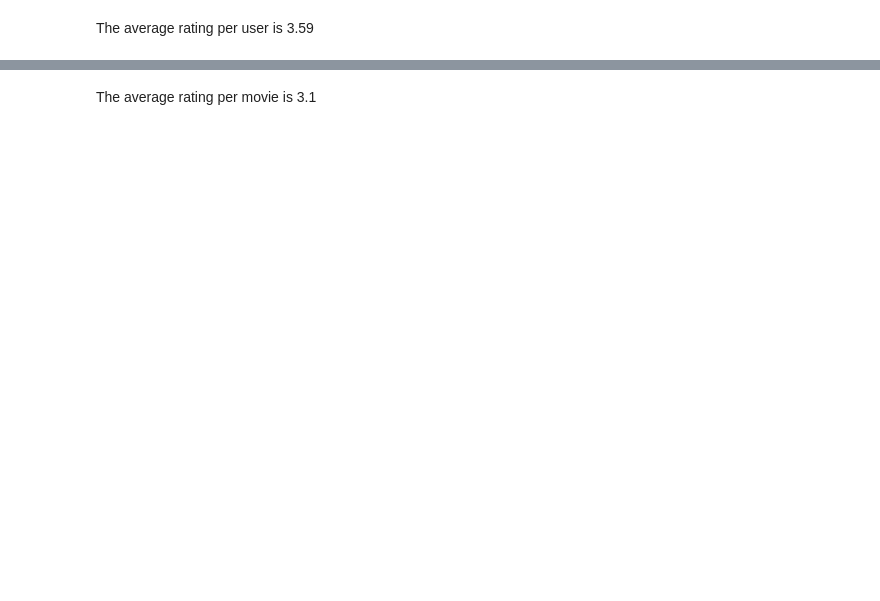
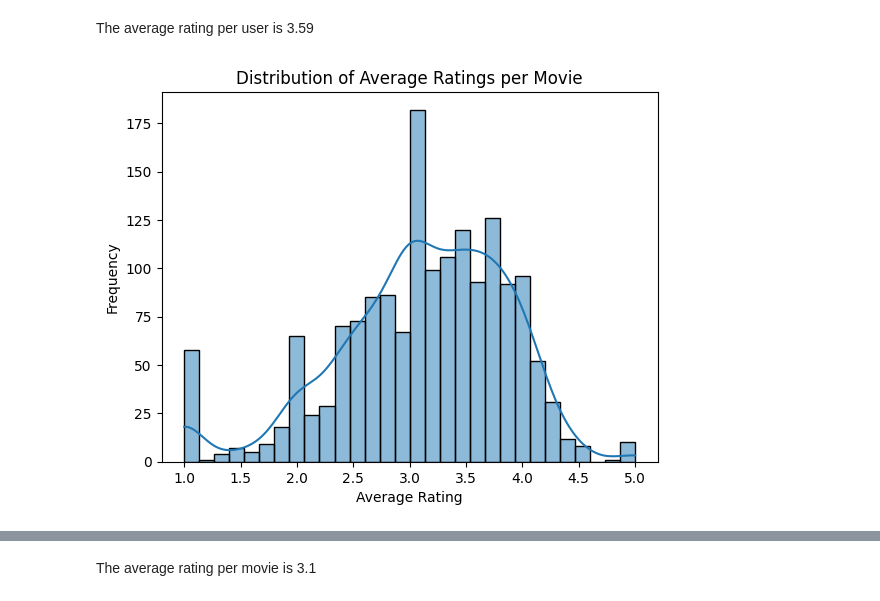
Before and after one commit to dfinel/ITC_assignments, a Jupyter notebook: recommender/Recommender_Systems_exercise.ipynb, the cells around one changed output, grey strips where cells are left out. Drawn from its saved outputs; the diff is of its cells as text; code cells hidden in the pictures; blank space fills up the shorter version.

```diff
--- a/recommender/Recommender_Systems_exercise.ipynb
+++ b/recommender/Recommender_Systems_exercise.ipynb
@@ -130,5 +141,14 @@ avg_rat_per_user
 # %% [markdown]
 The average rating per user is 3.59
+# %%
+avg_rat_mov_dist = df_train.groupby('iid').rating.mean()
+sns.histplot(avg_rat_mov_dist, bins = 30, kde = True)
+plt.title('Distribution of Average Ratings per Movie')
+plt.xlabel('Average Rating')
+plt.ylabel('Frequency')
+plt.show()
+# %% [output]
+[figure, added]
 # %%
 avg_rat_per_mov = df_train.groupby('iid').rating.mean().sum()/nbr_uniq_mov
 avg_rat_per_mov
```
Also changed, not shown: parts of 23 cells of this notebook.
